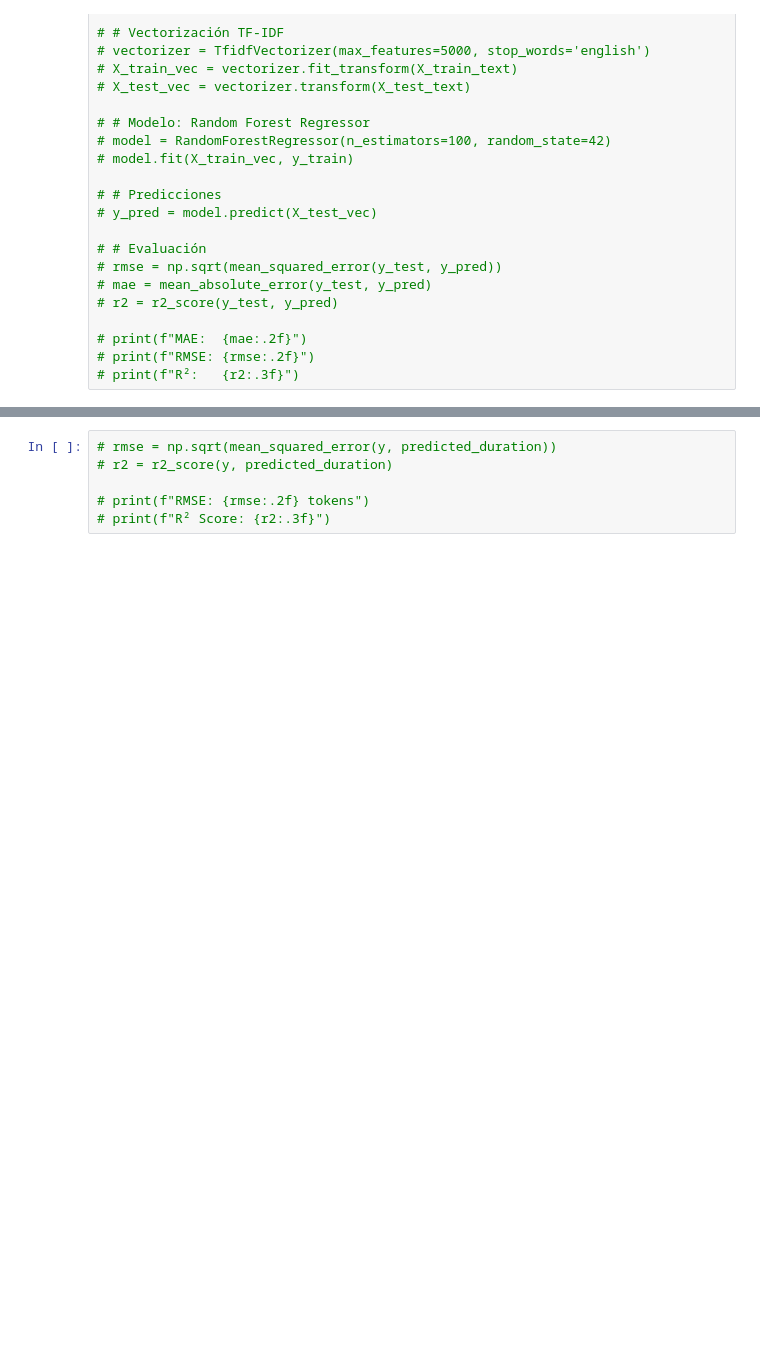
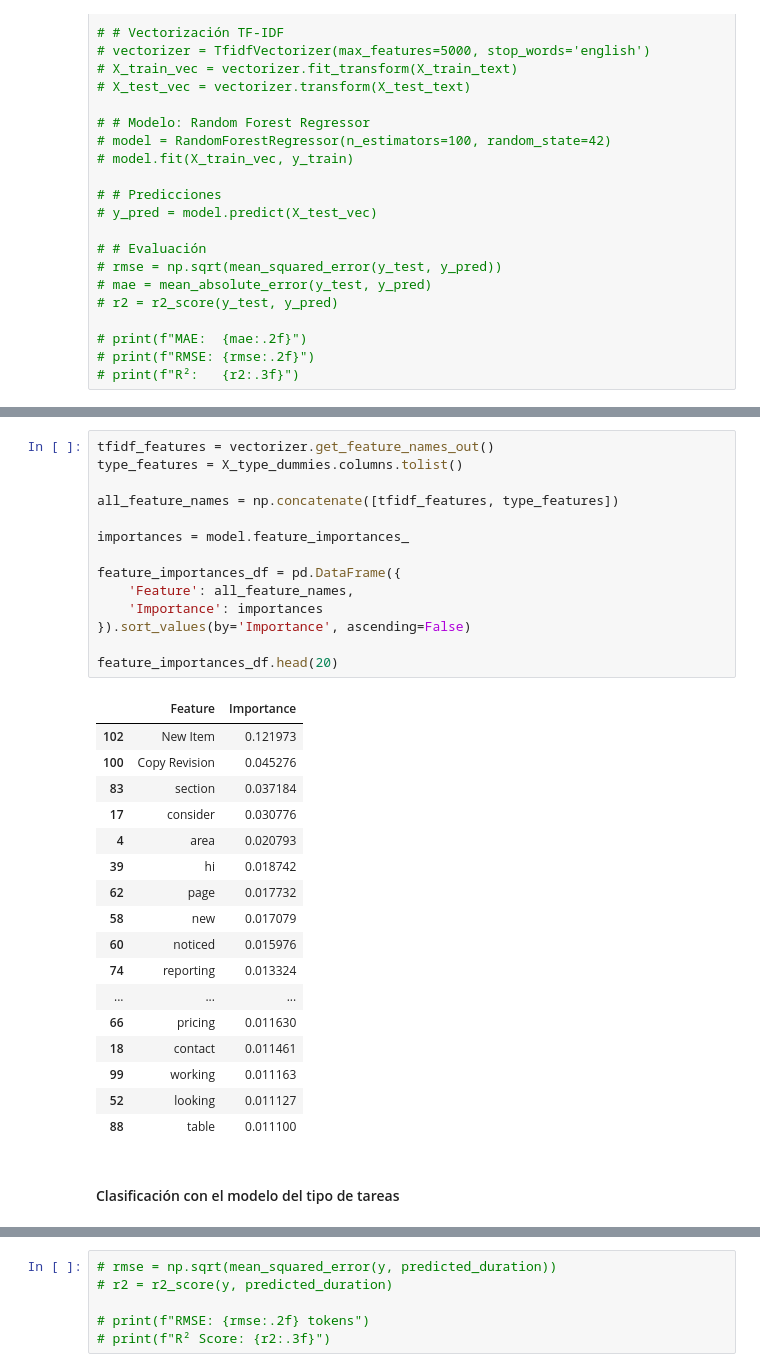
Before and after one commit to crdalila/Terra_Vista, a Jupyter notebook: modelos/clasif_durac_tarea.ipynb, the cells around one changed output, grey strips where cells are left out. Drawn from its saved outputs; the diff is of its cells as text; blank space fills up the shorter version.

Commit message:
Los Aguilas modification of the model

```diff
--- a/modelos/clasif_durac_tarea.ipynb
+++ b/modelos/clasif_durac_tarea.ipynb
@@ -232 +234,35 @@ joblib.dump(model_package, "output_models_duracion/random_forest_model_duracion_
+# %%
+tfidf_features = vectorizer.get_feature_names_out()
+type_features = X_type_dummies.columns.tolist()
+
+all_feature_names = np.concatenate([tfidf_features, type_features])
+
+importances = model.feature_importances_
+
+feature_importances_df = pd.DataFrame({
+    'Feature': all_feature_names,
+    'Importance': importances
+}).sort_values(by='Importance', ascending=False)
+
+feature_importances_df.head(20)
+# %% [output]
+|  | Feature | Importance |
+| 102 | New Item | 0.121973 |
+| 100 | Copy Revision | 0.045276 |
+| 83 | section | 0.037184 |
+| 17 | consider | 0.030776 |
+| 4 | area | 0.020793 |
+| 39 | hi | 0.018742 |
+| 62 | page | 0.017732 |
+| 58 | new | 0.017079 |
+| 60 | noticed | 0.015976 |
+| 74 | reporting | 0.013324 |
+| ... | ... | ... |
+| 66 | pricing | 0.011630 |
+| 18 | contact | 0.011461 |
+| 99 | working | 0.011163 |
+| 52 | looking | 0.011127 |
+| 88 | table | 0.011100 |
+# %% [markdown]
+#### Clasificación con el modelo del tipo de tareas
 # %%
```
Also changed, not shown: parts of 6 cells of this notebook, 1 other file.
